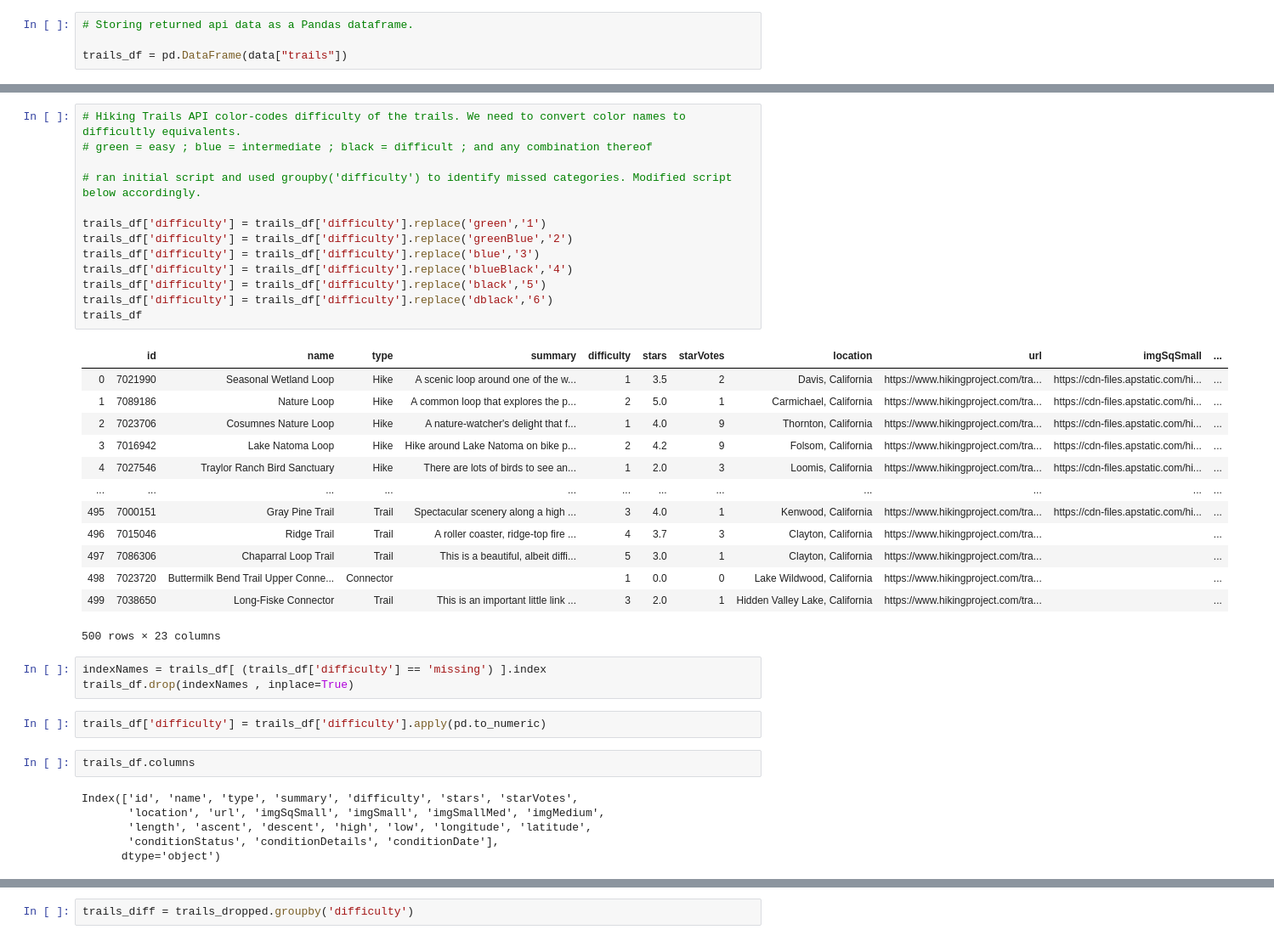
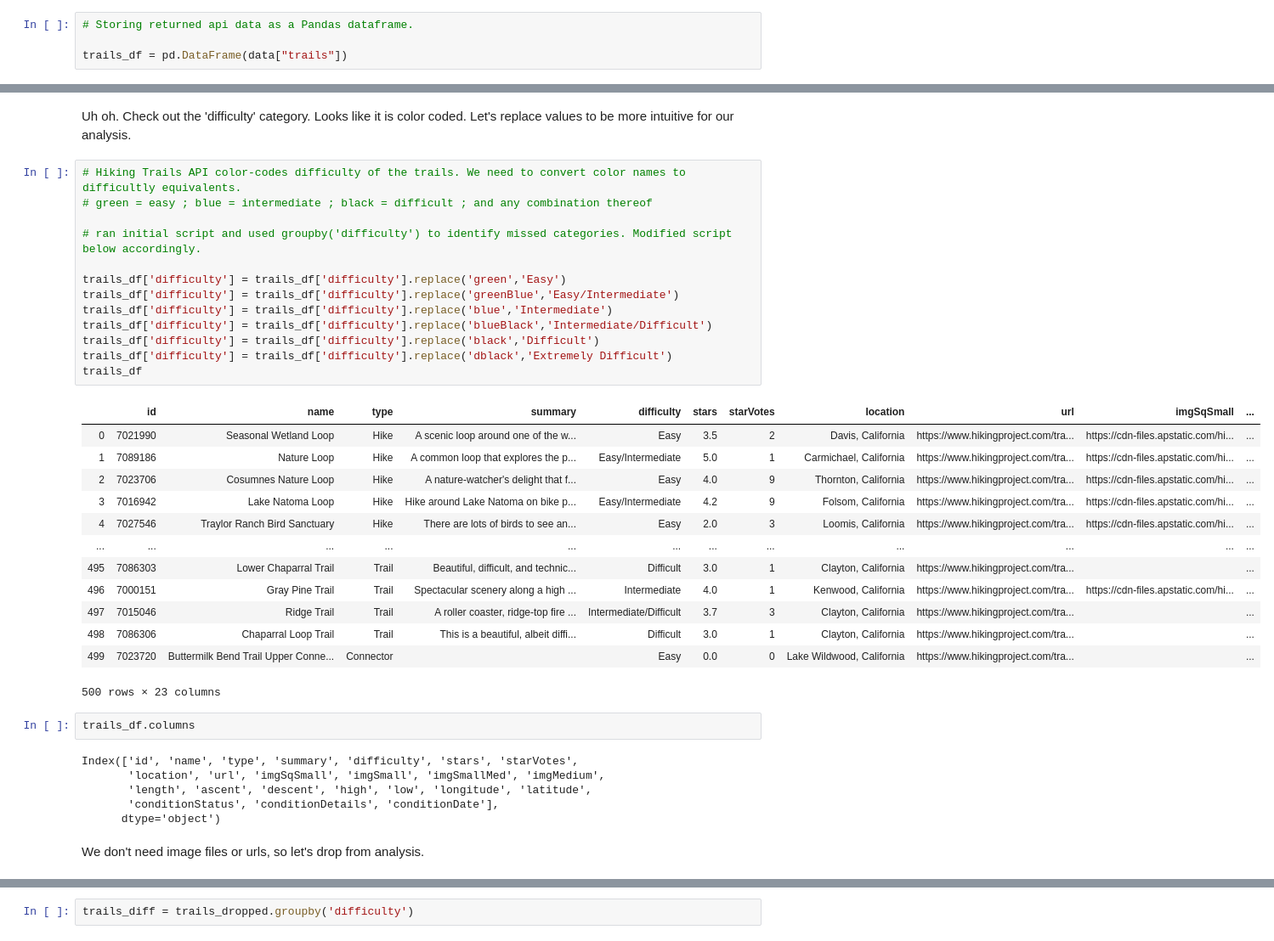
Before and after one commit to joy-ramos/sacramento-best-trails, a Jupyter notebook: Hiking-DataCleaning.ipynb, the cells around one changed output, grey strips where cells are left out. Shown at 85% size. Saved outputs shown, nothing was run; the diff lists cells and outputs as text.

```diff
--- a/Hiking-DataCleaning.ipynb
+++ b/Hiking-DataCleaning.ipynb
@@ -92,36 +134,34 @@ trails_df
 500 rows × 23 columns
+# %% [markdown]
+Uh oh. Check out the 'difficulty' category. Looks like it is color coded.
+Let's replace values to be more intuitive for our analysis.
 # %%
 # Hiking Trails API color-codes difficulty of the trails. We need to convert color names to difficultly equivalents.
 # green = easy ; blue = intermediate ; black = difficult ; and any combination thereof
 
 # ran initial script and used groupby('difficulty') to identify missed categories. Modified script below accordingly.
 
-trails_df['difficulty'] = trails_df['difficulty'].replace('green','1')
-trails_df['difficulty'] = trails_df['difficulty'].replace('greenBlue','2')
-trails_df['difficulty'] = trails_df['difficulty'].replace('blue','3')
-trails_df['difficulty'] = trails_df['difficulty'].replace('blueBlack','4')
-trails_df['difficulty'] = trails_df['difficulty'].replace('black','5')
-trails_df['difficulty'] = trails_df['difficulty'].replace('dblack','6')
+trails_df['difficulty'] = trails_df['difficulty'].replace('green','Easy')
+trails_df['difficulty'] = trails_df['difficulty'].replace('greenBlue','Easy/Intermediate')
+trails_df['difficulty'] = trails_df['difficulty'].replace('blue','Intermediate')
+trails_df['difficulty'] = trails_df['difficulty'].replace('blueBlack','Intermediate/Difficult')
+trails_df['difficulty'] = trails_df['difficulty'].replace('black','Difficult')
+trails_df['difficulty'] = trails_df['difficulty'].replace('dblack','Extremely Difficult')
 trails_df
 # %% [output]
 |  | id | name | type | summary | difficulty | stars | starVotes | location | url | imgSqSmall | ... |
-| 0 | 7021990 | Seasonal Wetland Loop | Hike | A scenic loop around one of the w... | 1 | 3.5 | 2 | Davis, California | https://www.hikingproject.com/tra... | https://cdn-files.apstatic.com/hi... | ... |
-| 1 | 7089186 | Nature Loop | Hike | A common loop that explores the p... | 2 | 5.0 | 1 | Carmichael, California | https://www.hikingproject.com/tra... | https://cdn-files.apstatic.com/hi... | ... |
-| 2 | 7023706 | Cosumnes Nature Loop | Hike | A nature-watcher's delight that f... | 1 | 4.0 | 9 | Thornton, California | https://www.hikingproject.com/tra... | https://cdn-files.apstatic.com/hi... | ... |
-| 3 | 7016942 | Lake Natoma Loop | Hike | Hike around Lake Natoma on bike p... | 2 | 4.2 | 9 | Folsom, California | https://www.hikingproject.com/tra... | https://cdn-files.apstatic.com/hi... | ... |
-| 4 | 7027546 | Traylor Ranch Bird Sanctuary | Hike | There are lots of birds to see an... | 1 | 2.0 | 3 | Loomis, California | https://www.hikingproject.com/tra... | https://cdn-files.apstatic.com/hi... | ... |
+| 0 | 7021990 | Seasonal Wetland Loop | Hike | A scenic loop around one of the w... | Easy | 3.5 | 2 | Davis, California | https://www.hikingproject.com/tra... | https://cdn-files.apstatic.com/hi... | ... |
+| 1 | 7089186 | Nature Loop | Hike | A common loop that explores the p... | Easy/Intermediate | 5.0 | 1 | Carmichael, California | https://www.hikingproject.com/tra... | https://cdn-files.apstatic.com/hi... | ... |
+| 2 | 7023706 | Cosumnes Nature Loop | Hike | A nature-watcher's delight that f... | Easy | 4.0 | 9 | Thornton, California | https://www.hikingproject.com/tra... | https://cdn-files.apstatic.com/hi... | ... |
+| 3 | 7016942 | Lake Natoma Loop | Hike | Hike around Lake Natoma on bike p... | Easy/Intermediate | 4.2 | 9 | Folsom, California | https://www.hikingproject.com/tra... | https://cdn-files.apstatic.com/hi... | ... |
+| 4 | 7027546 | Traylor Ranch Bird Sanctuary | Hike | There are lots of birds to see an... | Easy | 2.0 | 3 | Loomis, California | https://www.hikingproject.com/tra... | https://cdn-files.apstatic.com/hi... | ... |
 | ... | ... | ... | ... | ... | ... | ... | ... | ... | ... | ... | ... |
-| 495 | 7000151 | Gray Pine Trail | Trail | Spectacular scenery along a high ... | 3 | 4.0 | 1 | Kenwood, California | https://www.hikingproject.com/tra... | https://cdn-files.apstatic.com/hi... | ... |
-| 496 | 7015046 | Ridge Trail | Trail | A roller coaster, ridge-top fire ... | 4 | 3.7 | 3 | Clayton, California | https://www.hikingproject.com/tra... |  | ... |
-| 497 | 7086306 | Chaparral Loop Trail | Trail | This is a beautiful, albeit diffi... | 5 | 3.0 | 1 | Clayton, California | https://www.hikingproject.com/tra... |  | ... |
-| 498 | 7023720 | Buttermilk Bend Trail Upper Conne... | Connector |  | 1 | 0.0 | 0 | Lake Wildwood, California | https://www.hikingproject.com/tra... |  | ... |
-| 499 | 7038650 | Long-Fiske Connector | Trail | This is an important little link ... | 3 | 2.0 | 1 | Hidden Valley Lake, California | https://www.hikingproject.com/tra... |  | ... |
+| 495 | 7086303 | Lower Chaparral Trail | Trail | Beautiful, difficult, and technic... | Difficult | 3.0 | 1 | Clayton, California | https://www.hikingproject.com/tra... |  | ... |
+| 496 | 7000151 | Gray Pine Trail | Trail | Spectacular scenery along a high ... | Intermediate | 4.0 | 1 | Kenwood, California | https://www.hikingproject.com/tra... | https://cdn-files.apstatic.com/hi... | ... |
+| 497 | 7015046 | Ridge Trail | Trail | A roller coaster, ridge-top fire ... | Intermediate/Difficult | 3.7 | 3 | Clayton, California | https://www.hikingproject.com/tra... |  | ... |
+| 498 | 7086306 | Chaparral Loop Trail | Trail | This is a beautiful, albeit diffi... | Difficult | 3.0 | 1 | Clayton, California | https://www.hikingproject.com/tra... |  | ... |
+| 499 | 7023720 | Buttermilk Bend Trail Upper Conne... | Connector |  | Easy | 0.0 | 0 | Lake Wildwood, California | https://www.hikingproject.com/tra... |  | ... |
 500 rows × 23 columns
-# %%
-indexNames = trails_df[ (trails_df['difficulty'] == 'missing') ].index
-trails_df.drop(indexNames , inplace=True)
-# %%
-trails_df['difficulty'] = trails_df['difficulty'].apply(pd.to_numeric)
 # %%
 trails_df.columns
 # %% [output]
@@ -130,4 +170,6 @@ Index(['id', 'name', 'type', 'summary', 'difficulty', 'stars', 'starVotes',
        'length', 'ascent', 'descent', 'high', 'low', 'longitude', 'latitude',
        'conditionStatus', 'conditionDetails', 'conditionDate'],
       dtype='object')
+# %% [markdown]
+We don't need image files or urls, so let's drop from analysis.
 # %%
```
Also changed, not shown: parts of 28 cells of this notebook.
